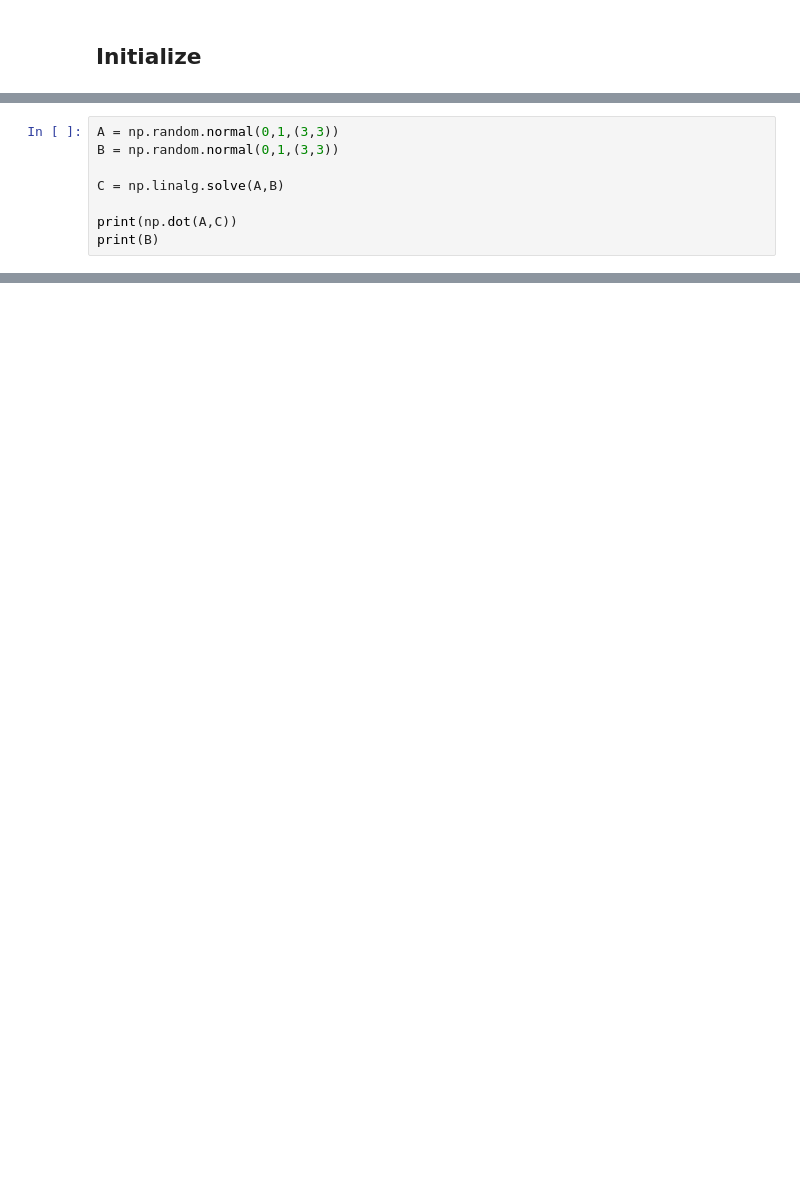
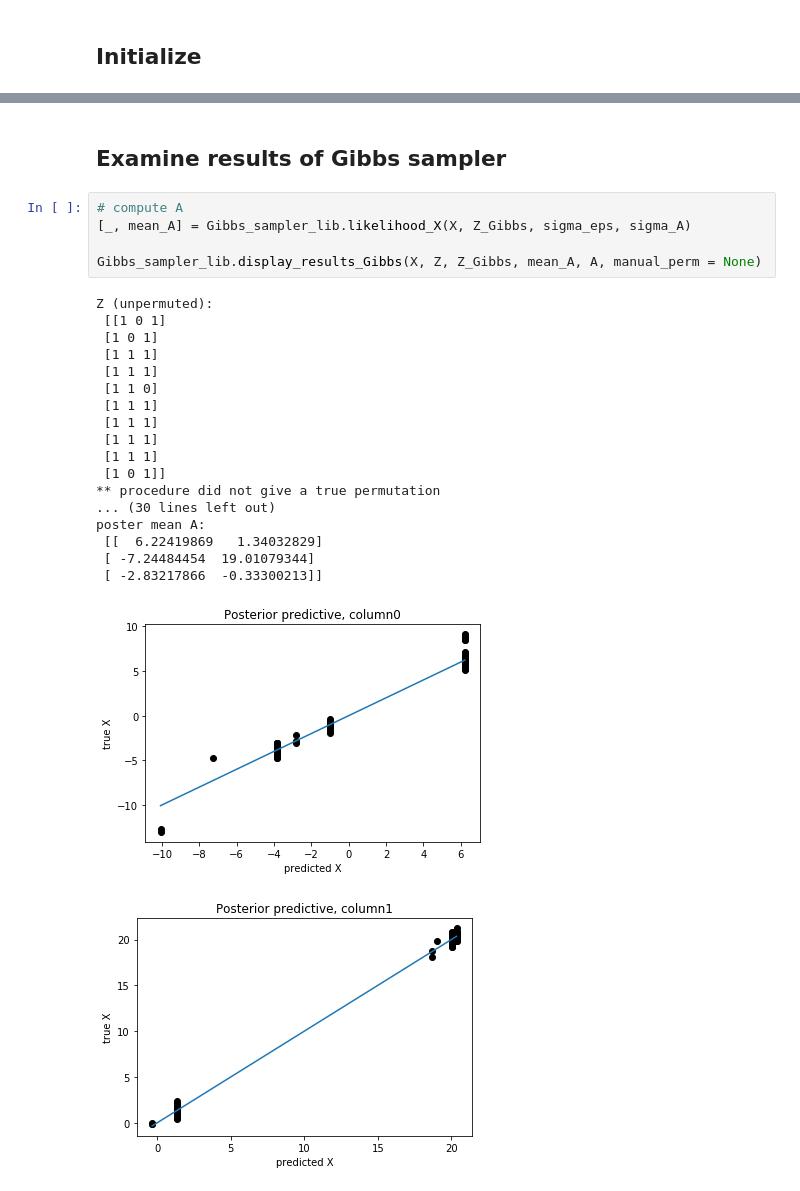
Before and after one commit to Runjing-Liu120/Variational_BNP_robustness, a Jupyter notebook: finite_approx/exploring_collapsed_GS.ipynb, the cells around one changed output, grey strips where cells are left out. Drawn from its saved outputs; the diff is of its cells as text; blank space fills up the shorter version.

Commit message:
implemented collapsed Gibbs sampler

```diff
--- a/finite_approx/exploring_collapsed_GS.ipynb
+++ b/finite_approx/exploring_collapsed_GS.ipynb
@@ -87,8 +38,0 @@ draw_Znk(X, Z_Gibbs, sigma_eps, sigma_A, 0,0)
-# %%
-A = np.random.normal(0,1,(3,3))
-B = np.random.normal(0,1,(3,3))
-
-C = np.linalg.solve(A,B)
-
-print(np.dot(A,C))
-print(B)
@@ -101,0 +70,27 @@ print(B)
+# %% [markdown]
+## Examine results of Gibbs sampler
+# %%
+# compute A
+[_, mean_A] = Gibbs_sampler_lib.likelihood_X(X, Z_Gibbs, sigma_eps, sigma_A)
+
+Gibbs_sampler_lib.display_results_Gibbs(X, Z, Z_Gibbs, mean_A, A, manual_perm = None)
+# %% [output]
+Z (unpermuted):
+ [[1 0 1]
+ [1 0 1]
+ [1 1 1]
+ [1 1 1]
+ [1 1 0]
+ [1 1 1]
+ [1 1 1]
+ [1 1 1]
+ [1 1 1]
+ [1 0 1]]
+** procedure did not give a true permutation
+... (30 lines left out)
+poster mean A:
+ [[  6.22419869   1.34032829]
+ [ -7.24484454  19.01079344]
+ [ -2.83217866  -0.33300213]]
+[figure, added]
+[figure, added]
```
Also changed, not shown: parts of 11 cells of this notebook, 4 other files.
